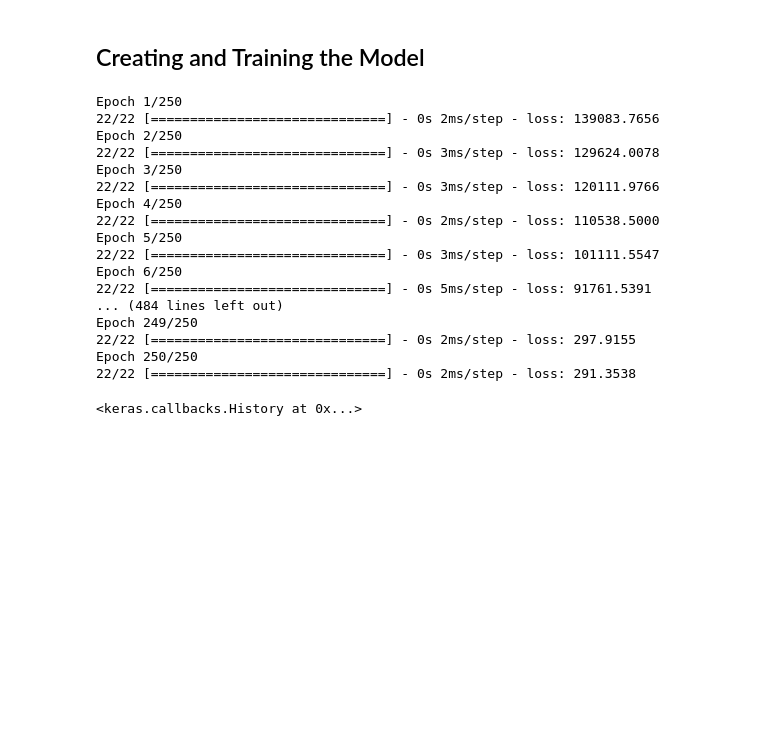
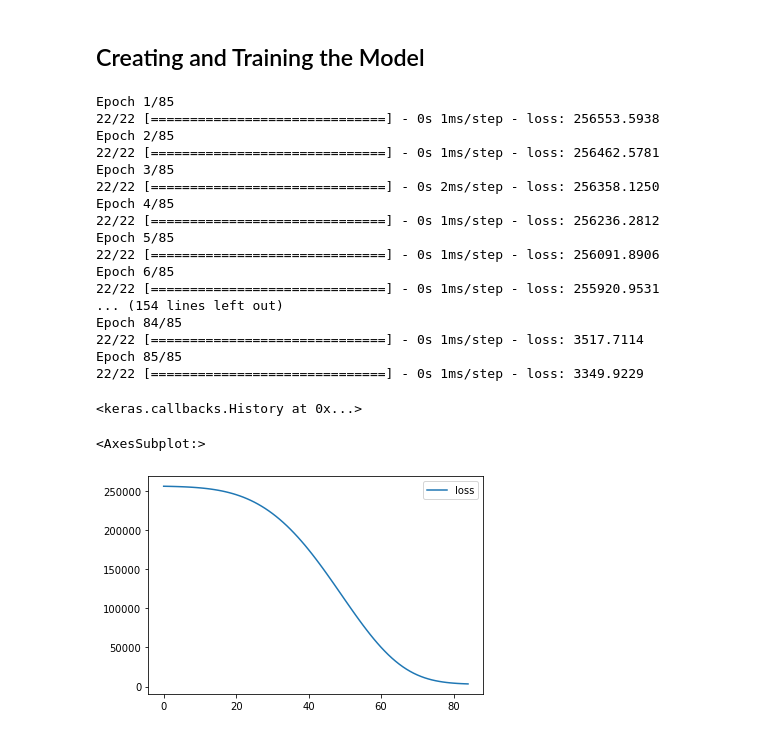
Before and after one commit to xkrystiandutka/DataScience, a Jupyter notebook: NeuralNetworks&DeepLearning/TFSyntaxBasics.ipynb, the cells around one changed output. Cells and saved outputs as stored; diff of their text form; code cells hidden in the pictures; blank space fills up the shorter version.

Commit message:
Creating & training the model

```diff
--- a/NeuralNetworks&DeepLearning/TFSyntaxBasics.ipynb
+++ b/NeuralNetworks&DeepLearning/TFSyntaxBasics.ipynb
@@ -32,3 +30,5 @@ X_train, X_test, y_train, y_test = train_test_split(X, y, test_size=0.3, random_
+# %%
+X_train, X_test, y_train, y_test = train_test_split(X, y, test_size=0.30, random_state=42)
 # %%
 X_train.shape
 # %% [output]
@@ -75,23 +75,30 @@ model.add(Dense(1))
 
 model.compile(optimizer='adam', loss='mse')
 # %%
-model.fit(x=X_train, y=y_train, epochs=250)
+model.fit(x=X_train, y=y_train, epochs=85)
 # %% [output]
-Epoch 1/250
-22/22 [==============================] - 0s 2ms/step - loss: 139083.7656
-Epoch 2/250
-22/22 [==============================] - 0s 3ms/step - loss: 129624.0078
-Epoch 3/250
-22/22 [==============================] - 0s 3ms/step - loss: 120111.9766
-Epoch 4/250
-22/22 [==============================] - 0s 2ms/step - loss: 110538.5000
-Epoch 5/250
-22/22 [==============================] - 0s 3ms/step - loss: 101111.5547
-Epoch 6/250
-22/22 [==============================] - 0s 5ms/step - loss: 91761.5391
-... (484 lines left out)
-Epoch 249/250
-22/22 [==============================] - 0s 2ms/step - loss: 297.9155
-Epoch 250/250
-22/22 [==============================] - 0s 2ms/step - loss: 291.3538
+Epoch 1/85
+22/22 [==============================] - 0s 1ms/step - loss: 256553.5938
+Epoch 2/85
+22/22 [==============================] - 0s 1ms/step - loss: 256462.5781
+Epoch 3/85
+22/22 [==============================] - 0s 2ms/step - loss: 256358.1250
+Epoch 4/85
+22/22 [==============================] - 0s 1ms/step - loss: 256236.2812
+Epoch 5/85
+22/22 [==============================] - 0s 1ms/step - loss: 256091.8906
+Epoch 6/85
+22/22 [==============================] - 0s 1ms/step - loss: 255920.9531
+... (154 lines left out)
+Epoch 84/85
+22/22 [==============================] - 0s 1ms/step - loss: 3517.7114
+Epoch 85/85
+22/22 [==============================] - 0s 1ms/step - loss: 3349.9229
 <keras.callbacks.History at 0x...>
+# %%
+lose_df = pd.DataFrame(model.history.history)
+# %%
+lose_df.plot()
+# %% [output]
+<AxesSubplot:>
+[figure, added]
```
Also changed, not shown: parts of 1 cell of this notebook.
